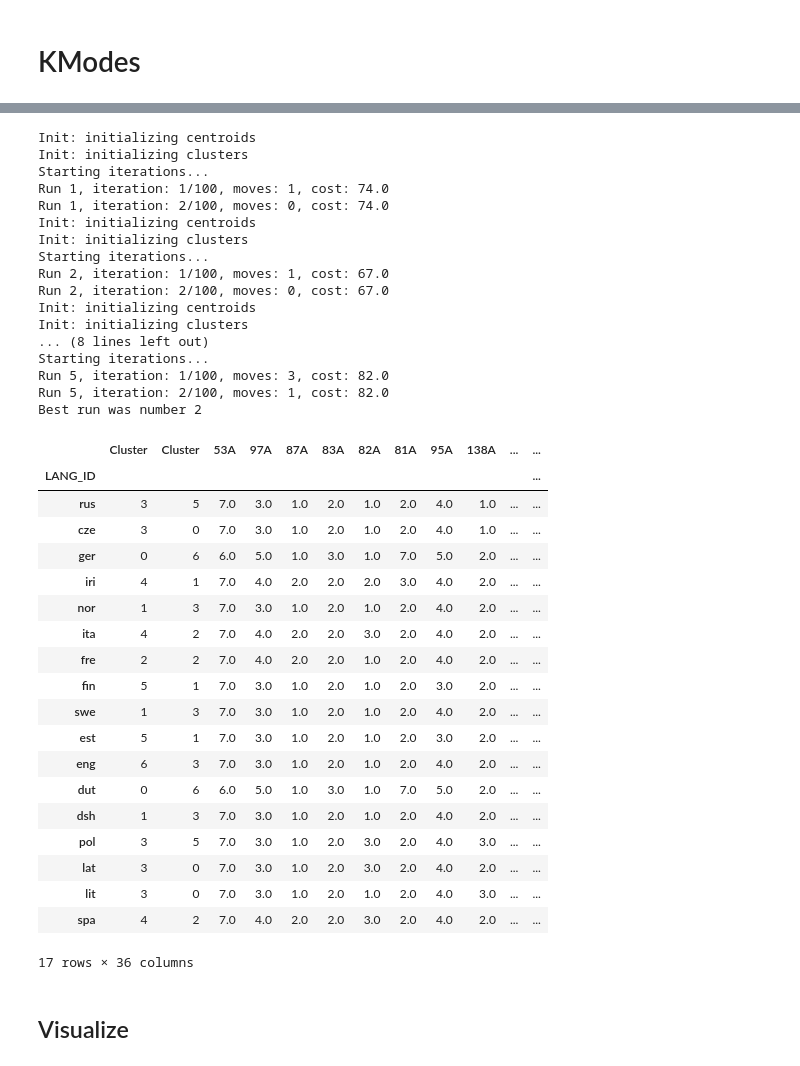
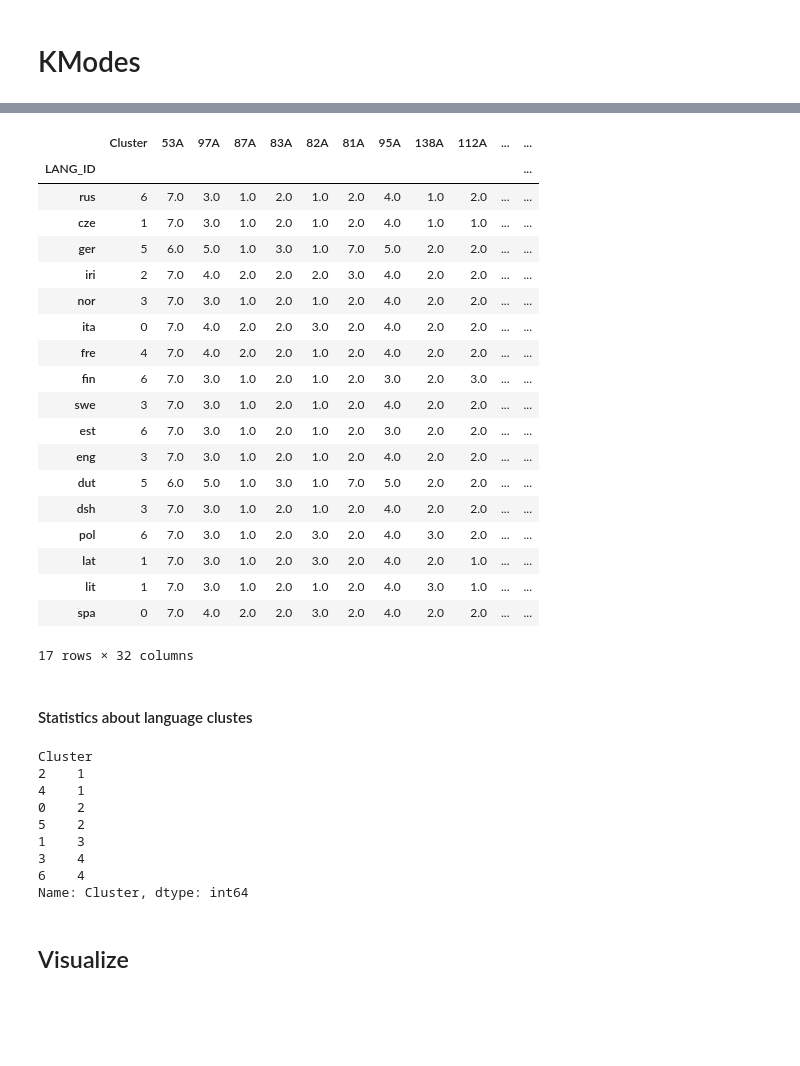
Before and after one commit to StefMiya/TL_Team5, a Jupyter notebook: learn.ipynb, the cells around one changed output, grey strips where cells are left out. Drawn from its saved outputs; the diff is of its cells as text; code cells hidden in the pictures; blank space fills up the shorter version.

Commit message:
fixed random_state; added cohesion and separation

```diff
--- a/learn.ipynb
+++ b/learn.ipynb
@@ -31,52 +41,47 @@ plt.show()
 # %%
-k = 7
-
 # Building the model with 3 clusters
-kmode = KModes(n_clusters=k, init = "random", n_init = 5, verbose=1)
+kmode = KModes(n_clusters=k, init = "random", n_init = 5, verbose=0, random_state=7)
 clusters = kmode.fit_predict(df_data)
 # clusters
 
 df_result = df_data
 df_result.insert(0, "Cluster", clusters, True)
 df_result
 # %% [output]
+|  | Cluster | 53A | 97A | 87A | 83A | 82A | 81A | 95A | 138A | 112A | ... | ... |
+| LANG_ID |  |  |  |  |  |  |  |  |  |  |  | ... |
+| rus | 6 | 7.0 | 3.0 | 1.0 | 2.0 | 1.0 | 2.0 | 4.0 | 1.0 | 2.0 | ... | ... |
+| cze | 1 | 7.0 | 3.0 | 1.0 | 2.0 | 1.0 | 2.0 | 4.0 | 1.0 | 1.0 | ... | ... |
+| ger | 5 | 6.0 | 5.0 | 1.0 | 3.0 | 1.0 | 7.0 | 5.0 | 2.0 | 2.0 | ... | ... |
+| iri | 2 | 7.0 | 4.0 | 2.0 | 2.0 | 2.0 | 3.0 | 4.0 | 2.0 | 2.0 | ... | ... |
+| nor | 3 | 7.0 | 3.0 | 1.0 | 2.0 | 1.0 | 2.0 | 4.0 | 2.0 | 2.0 | ... | ... |
+| ita | 0 | 7.0 | 4.0 | 2.0 | 2.0 | 3.0 | 2.0 | 4.0 | 2.0 | 2.0 | ... | ... |
+| fre | 4 | 7.0 | 4.0 | 2.0 | 2.0 | 1.0 | 2.0 | 4.0 | 2.0 | 2.0 | ... | ... |
+| fin | 6 | 7.0 | 3.0 | 1.0 | 2.0 | 1.0 | 2.0 | 3.0 | 2.0 | 3.0 | ... | ... |
+| swe | 3 | 7.0 | 3.0 | 1.0 | 2.0 | 1.0 | 2.0 | 4.0 | 2.0 | 2.0 | ... | ... |
+| est | 6 | 7.0 | 3.0 | 1.0 | 2.0 | 1.0 | 2.0 | 3.0 | 2.0 | 2.0 | ... | ... |
+| eng | 3 | 7.0 | 3.0 | 1.0 | 2.0 | 1.0 | 2.0 | 4.0 | 2.0 | 2.0 | ... | ... |
+| dut | 5 | 6.0 | 5.0 | 1.0 | 3.0 | 1.0 | 7.0 | 5.0 | 2.0 | 2.0 | ... | ... |
+| dsh | 3 | 7.0 | 3.0 | 1.0 | 2.0 | 1.0 | 2.0 | 4.0 | 2.0 | 2.0 | ... | ... |
+| pol | 6 | 7.0 | 3.0 | 1.0 | 2.0 | 3.0 | 2.0 | 4.0 | 3.0 | 2.0 | ... | ... |
+| lat | 1 | 7.0 | 3.0 | 1.0 | 2.0 | 3.0 | 2.0 | 4.0 | 2.0 | 1.0 | ... | ... |
+| lit | 1 | 7.0 | 3.0 | 1.0 | 2.0 | 1.0 | 2.0 | 4.0 | 3.0 | 1.0 | ... | ... |
+| spa | 0 | 7.0 | 4.0 | 2.0 | 2.0 | 3.0 | 2.0 | 4.0 | 2.0 | 2.0 | ... | ... |
-Init: initializing centroids
-Init: initializing clusters
-Starting iterations...
-Run 1, iteration: 1/100, moves: 1, cost: 74.0
-Run 1, iteration: 2/100, moves: 0, cost: 74.0
-Init: initializing centroids
-Init: initializing clusters
-Starting iterations...
-Run 2, iteration: 1/100, moves: 1, cost: 67.0
-Run 2, iteration: 2/100, moves: 0, cost: 67.0
-Init: initializing centroids
-Init: initializing clusters
-... (8 lines left out)
-Starting iterations...
-Run 5, iteration: 1/100, moves: 3, cost: 82.0
-Run 5, iteration: 2/100, moves: 1, cost: 82.0
-Best run was number 2
+17 rows × 32 columns
-|  | Cluster | Cluster | 53A | 97A | 87A | 83A | 82A | 81A | 95A | 138A | ... | ... |
-| LANG_ID |  |  |  |  |  |  |  |  |  |  |  | ... |
-| rus | 3 | 5 | 7.0 | 3.0 | 1.0 | 2.0 | 1.0 | 2.0 | 4.0 | 1.0 | ... | ... |
-| cze | 3 | 0 | 7.0 | 3.0 | 1.0 | 2.0 | 1.0 | 2.0 | 4.0 | 1.0 | ... | ... |
-| ger | 0 | 6 | 6.0 | 5.0 | 1.0 | 3.0 | 1.0 | 7.0 | 5.0 | 2.0 | ... | ... |
-| iri | 4 | 1 | 7.0 | 4.0 | 2.0 | 2.0 | 2.0 | 3.0 | 4.0 | 2.0 | ... | ... |
-| nor | 1 | 3 | 7.0 | 3.0 | 1.0 | 2.0 | 1.0 | 2.0 | 4.0 | 2.0 | ... | ... |
-| ita | 4 | 2 | 7.0 | 4.0 | 2.0 | 2.0 | 3.0 | 2.0 | 4.0 | 2.0 | ... | ... |
-| fre | 2 | 2 | 7.0 | 4.0 | 2.0 | 2.0 | 1.0 | 2.0 | 4.0 | 2.0 | ... | ... |
-| fin | 5 | 1 | 7.0 | 3.0 | 1.0 | 2.0 | 1.0 | 2.0 | 3.0 | 2.0 | ... | ... |
-| swe | 1 | 3 | 7.0 | 3.0 | 1.0 | 2.0 | 1.0 | 2.0 | 4.0 | 2.0 | ... | ... |
-| est | 5 | 1 | 7.0 | 3.0 | 1.0 | 2.0 | 1.0 | 2.0 | 3.0 | 2.0 | ... | ... |
-| eng | 6 | 3 | 7.0 | 3.0 | 1.0 | 2.0 | 1.0 | 2.0 | 4.0 | 2.0 | ... | ... |
-| dut | 0 | 6 | 6.0 | 5.0 | 1.0 | 3.0 | 1.0 | 7.0 | 5.0 | 2.0 | ... | ... |
-| dsh | 1 | 3 | 7.0 | 3.0 | 1.0 | 2.0 | 1.0 | 2.0 | 4.0 | 2.0 | ... | ... |
-| pol | 3 | 5 | 7.0 | 3.0 | 1.0 | 2.0 | 3.0 | 2.0 | 4.0 | 3.0 | ... | ... |
-| lat | 3 | 0 | 7.0 | 3.0 | 1.0 | 2.0 | 3.0 | 2.0 | 4.0 | 2.0 | ... | ... |
-| lit | 3 | 0 | 7.0 | 3.0 | 1.0 | 2.0 | 1.0 | 2.0 | 4.0 | 3.0 | ... | ... |
-| spa | 4 | 2 | 7.0 | 4.0 | 2.0 | 2.0 | 3.0 | 2.0 | 4.0 | 2.0 | ... | ... |
-17 rows × 36 columns
+# %% [markdown]
+#### Statistics about language clustes
+# %%
+df_result.groupby(['Cluster'])['Cluster'].count().sort_values()
+# %% [output]
+Cluster
+2    1
+4    1
+0    2
+5    2
+1    3
+3    4
+6    4
+Name: Cluster, dtype: int64
 # %% [markdown]
 ## Visualize
 # %%
```
Also changed, not shown: parts of 15 cells of this notebook, 2 other files.
